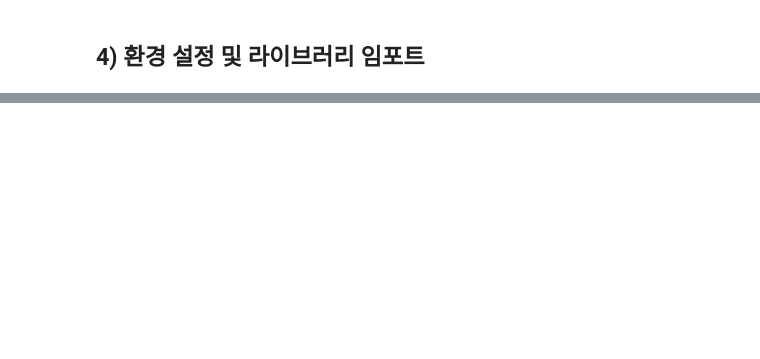
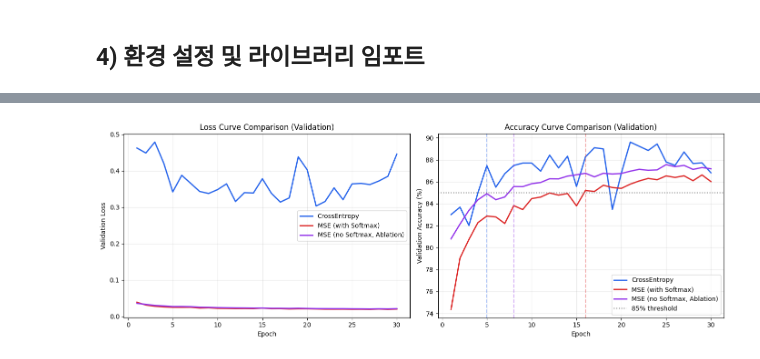
Before and after one commit to si-mong/ComputerVision, a Jupyter notebook: CV_HW3/실험A.ipynb, the cells around one changed output, grey strips where cells are left out. Cells and saved outputs as stored; diff of their text form; code cells hidden in the pictures; blank space fills up the shorter version.

```diff
--- a/CV_HW3/실험A.ipynb
+++ b/CV_HW3/실험A.ipynb
@@ -746,0 +126,15 @@ softmax 없이 raw logits에 MSE를 적용하면 세 가지 문제가 발생한
+# %%
+def build_model():
+    """MLP: 784 -> 256(ReLU) -> 128(ReLU) -> 10(logits).
+    출력층 activation=None -> raw logits 반환.
+    호출마다 시드를 재고정하여 초기 가중치 동일 보장."""
+    tf.random.set_seed(CFG.seed)
+    model = tf.keras.Sequential([
+        tf.keras.layers.Input(shape=(CFG.img_input_dim,)),
+        tf.keras.layers.Dense(256, activation="relu", name="hidden1"),
+        tf.keras.layers.Dense(128, activation="relu", name="hidden2"),
+        tf.keras.layers.Dense(CFG.n_classes, activation=None, name="logits"),
+    ])
+    return model
+
+build_model().summary()
@@ -746,0 +479,36 @@ softmax 없이 raw logits에 MSE를 적용하면 세 가지 문제가 발생한
+# %%
+color_palette = {'ce': '#2563EB', 'mse_softmax': '#DC2626', 'mse_raw': '#9333EA'}
+ep = range(1, CFG.n_epochs + 1)
+
+fig, axes = plt.subplots(1, 2, figsize=(14, 5))
+
+# (1) Validation Loss 비교
+for mode in loss_modes_to_run:
+    log = all_logs[mode]
+    axes[0].plot(ep, log.val_losses,
+                 label=mode_display_names[mode],
+                 color=color_palette[mode], linewidth=2)
+axes[0].set_xlabel('Epoch'); axes[0].set_ylabel('Validation Loss')
+axes[0].set_title('Loss Curve Comparison (Validation)')
+axes[0].legend(); axes[0].grid(alpha=0.3)
+
+# (2) Validation Accuracy 비교 + 수렴 시점 표시
+for mode in loss_modes_to_run:
+    log = all_logs[mode]
+    axes[1].plot(ep, [a * 100 for a in log.val_accs],
+                 label=mode_display_names[mode],
+                 color=color_palette[mode], linewidth=2)
+    if log.convergence_epoch is not None:
+        axes[1].axvline(x=log.convergence_epoch,
+                        color=color_palette[mode], linestyle='--', alpha=0.4)
+
+axes[1].axhline(y=CFG.convergence_threshold * 100, color='gray',
+                linestyle=':', label=f'{CFG.convergence_threshold*100:.0f}% threshold')
+axes[1].set_xlabel('Epoch'); axes[1].set_ylabel('Validation Accuracy (%)')
+axes[1].set_title('Accuracy Curve Comparison (Validation)')
+axes[1].legend(); axes[1].grid(alpha=0.3)
+
+plt.tight_layout()
+plt.show()
+# %% [output]
+[figure, added]
```
Also changed, not shown: parts of 52 cells of this notebook.
